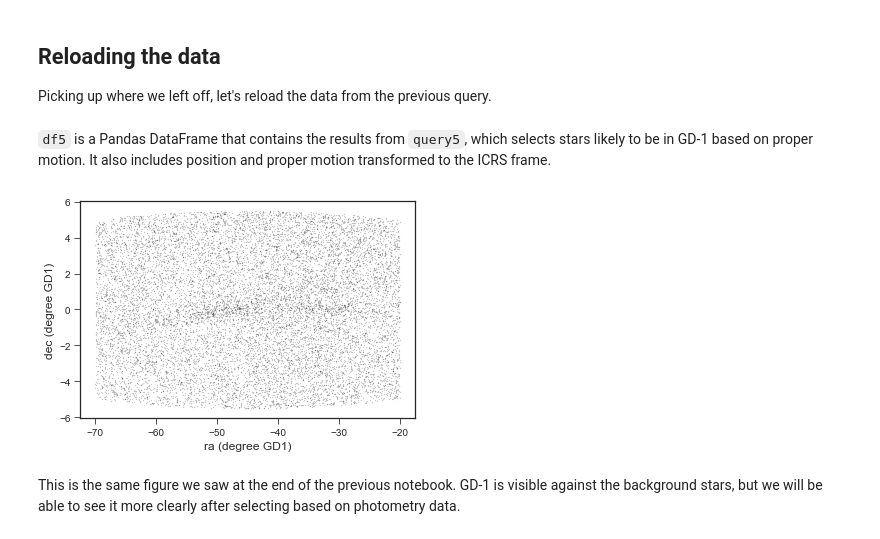
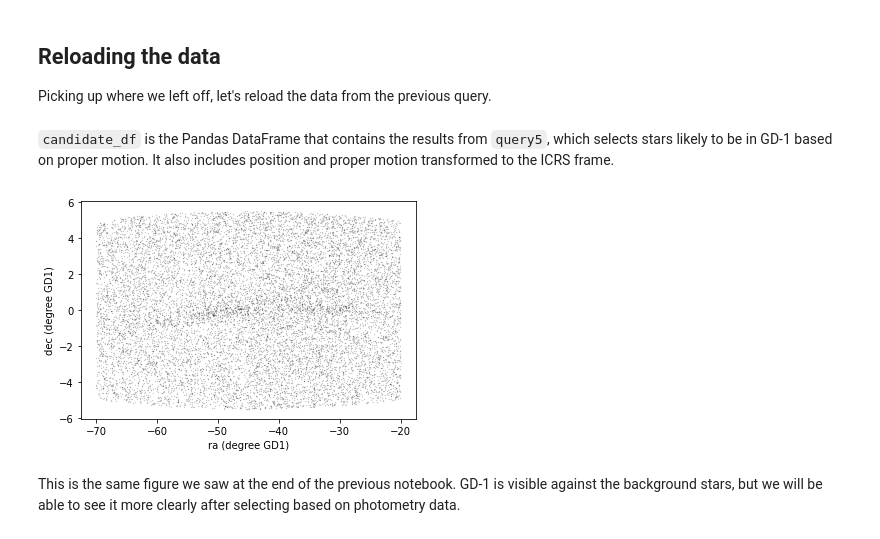
Before and after one commit to datacarpentry/astronomy-python, a Jupyter notebook: notebooks/03_join.ipynb, the cells around one changed output. Saved outputs shown, nothing was run; the diff lists cells and outputs as text; code cells hidden in the pictures.

Commit message:
Working on figures

```diff
--- a/notebooks/03_join.ipynb
+++ b/notebooks/03_join.ipynb
@@ -39,9 +39,9 @@ Picking up where we left off, let's reload the data from the previous query.
 # %%
 import pandas as pd
 
-filename = 'gd1_results5.hdf5'
-dataset_name = 'df5'
+filename = 'gd1_candidates.hdf5'
+dataset_name = 'candidate_df'
 
-df5 = pd.read_hdf(filename, dataset_name)
+candidate_df = pd.read_hdf(filename, dataset_name)
 # %% [markdown]
-`df5` is a Pandas DataFrame that contains the results from `query5`, which selects stars likely to be in GD-1 based on proper motion.  It also includes position and proper motion transformed to the ICRS frame.
+`candidate_df` is the Pandas DataFrame that contains the results from `query5`, which selects stars likely to be in GD-1 based on proper motion.  It also includes position and proper motion transformed to the ICRS frame.
@@ -50,15 +48,15 @@ candidates = df5
 # %%
 import matplotlib.pyplot as plt
 
-x = candidates['phi1']
-y = candidates['phi2']
+x = candidate_df['phi1']
+y = candidate_df['phi2']
 
 plt.plot(x, y, 'ko', markersize=0.3, alpha=0.3)
 
 plt.xlabel('ra (degree GD1)')
 plt.ylabel('dec (degree GD1)');
 # %% [output]
-[figure, old version]
+[figure, new version]
 # %% [markdown]
 This is the same figure we saw at the end of the previous notebook.  GD-1 is visible against the background stars, but we will be able to see it more clearly after selecting based on photometry data.
 # %% [markdown]
```
Also changed, not shown: parts of 67 cells of this notebook, 1 other file.
